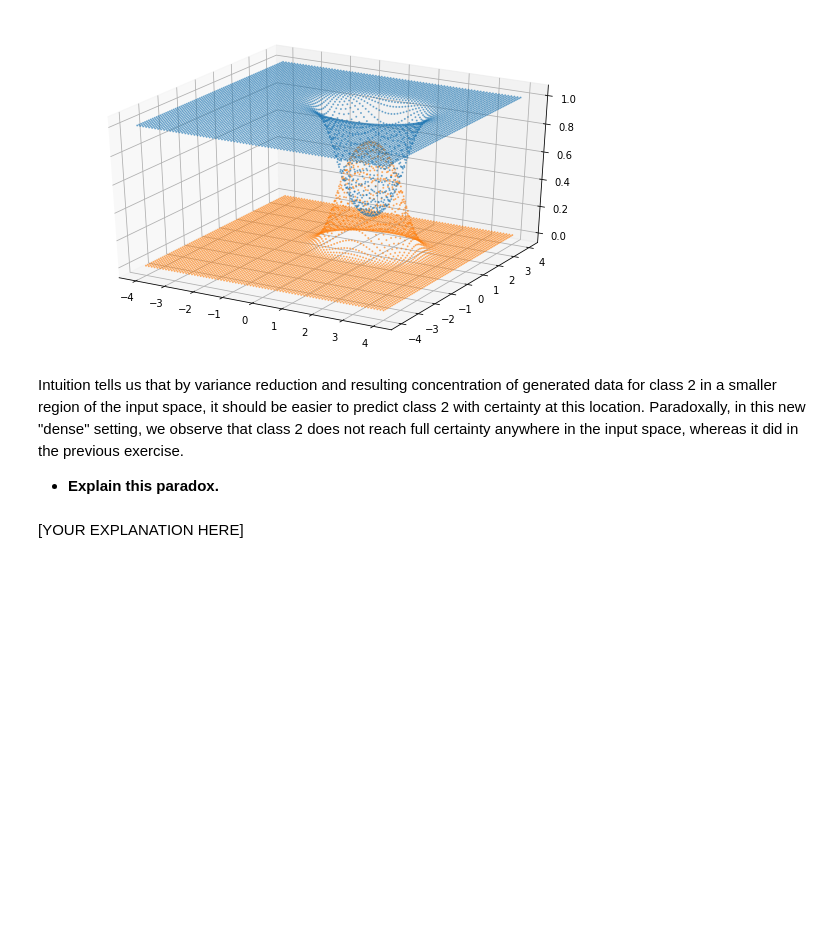
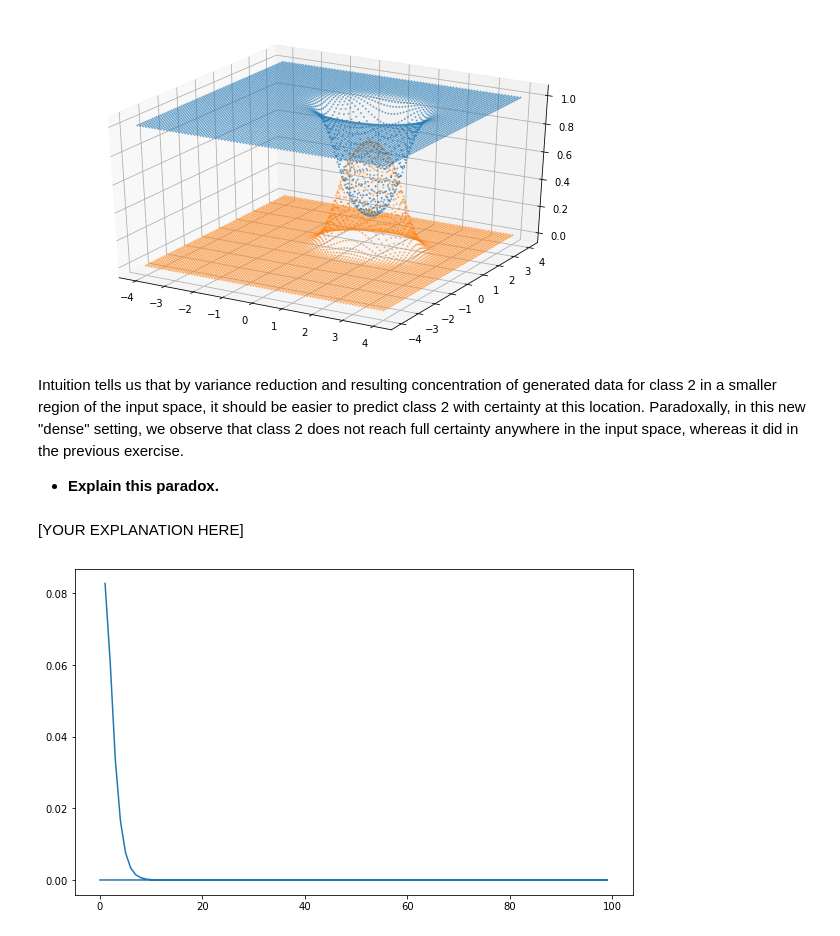
Before and after one commit to ro-pardo/machine-learning-1, a Jupyter notebook: exercise-1/sheet01.ipynb, the cells around one changed output. Cells and saved outputs as stored; diff of their text form; code cells hidden in the pictures; blank space fills up the shorter version.

```diff
--- a/exercise-1/sheet01.ipynb
+++ b/exercise-1/sheet01.ipynb
@@ -272,3 +279,38 @@ Intuition tells us that by variance reduction and resulting concentration of gen
 * **Explain this paradox.**
 # %% [markdown]
 [YOUR EXPLANATION HERE]
+# %%
+a = 1e+3
+
+#m = np.array([[a, 0],[0, a]])
+m_prima = np.array([[1, 0],[0, 0.5]])
+
+r = np.zeros(100)
+x = np.zeros(100)
+j = 0
+for i in range(1, 100):
+    if(i != 0):
+        m = m_prima/i
+
+        det = np.linalg.det(m)
+
+        minv = np.linalg.inv(m)
+
+        factor = 1/np.sqrt( ((2*np.pi)**2)*det)
+
+
+        vec = np.array([0,1])
+        vect = vec.transpose()
+
+        matrix = -(1/2)* np.matmul(np.matmul(vect, minv), vec)
+
+
+        result = factor * math.e ** matrix
+        r[j] = result
+        x[j] = i
+        j = j +1
+
+
+plot2D(x, r)
+# %% [output]
+[figure, added]
```
Also changed, not shown: parts of 1 cell of this notebook.
